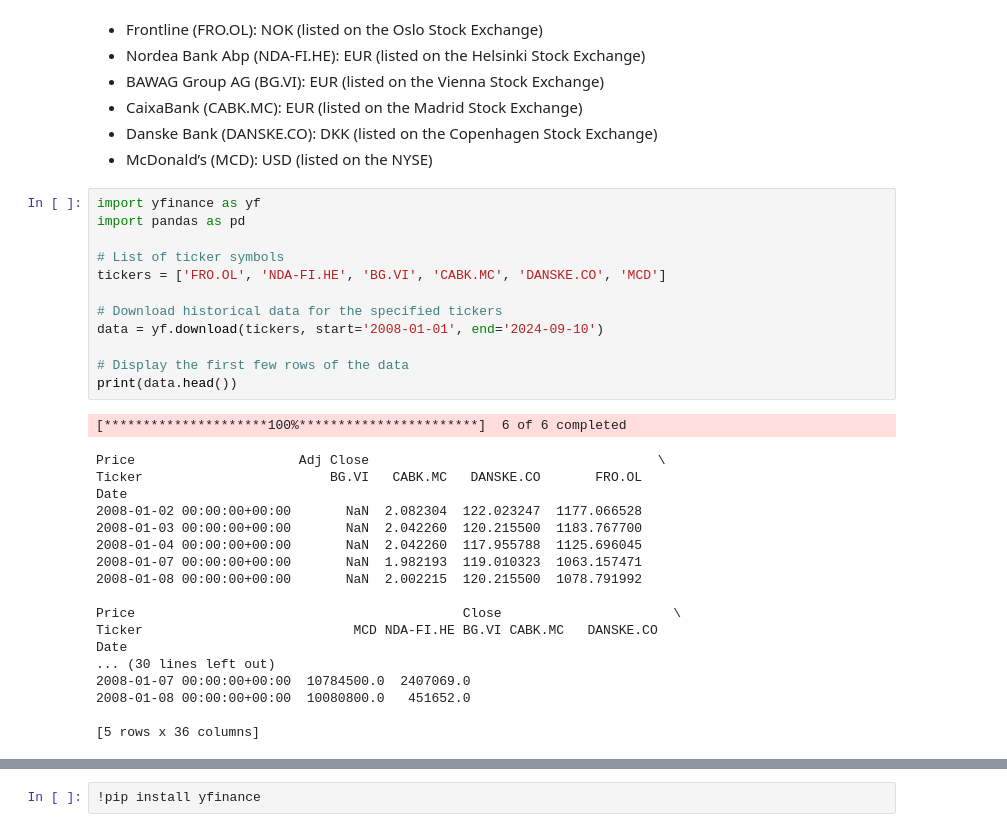
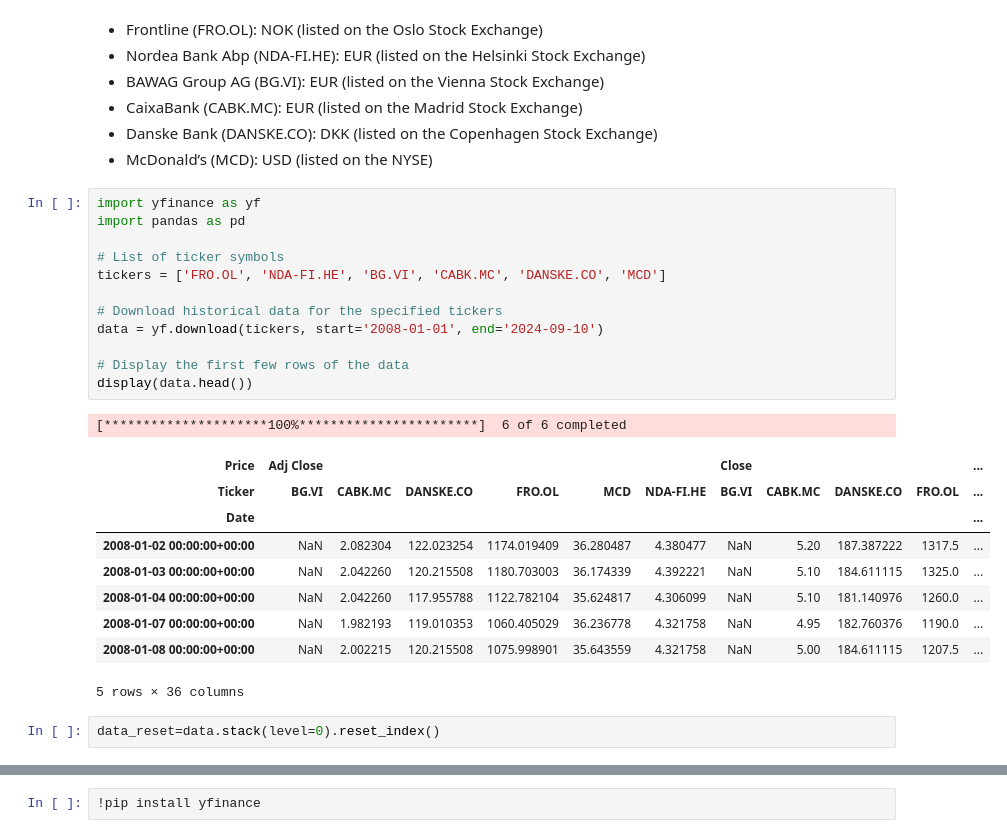
Before and after one commit to plexion/ModernPortfolioTheory, a Jupyter notebook: ModernPortfolioTheory copy.ipynb, the cells around one changed output, grey strips where cells are left out. Drawn from its saved outputs; the diff is of its cells as text.

```diff
--- a/ModernPortfolioTheory copy.ipynb
+++ b/ModernPortfolioTheory copy.ipynb
@@ -98,31 +98,25 @@ print(df)
 # %%
 import yfinance as yf
 import pandas as pd
 
 # List of ticker symbols
 tickers = ['FRO.OL', 'NDA-FI.HE', 'BG.VI', 'CABK.MC', 'DANSKE.CO', 'MCD']
 
 # Download historical data for the specified tickers
 data = yf.download(tickers, start='2008-01-01', end='2024-09-10')
 
 # Display the first few rows of the data
-print(data.head())
+display(data.head())
 # %% [output]
 [*********************100%***********************]  6 of 6 completed
+| Price | Adj Close |  |  |  |  |  | Close |  |  |  | ... |
+| Ticker | BG.VI | CABK.MC | DANSKE.CO | FRO.OL | MCD | NDA-FI.HE | BG.VI | CABK.MC | DANSKE.CO | FRO.OL | ... |
+| Date |  |  |  |  |  |  |  |  |  |  | ... |
+| 2008-01-02 00:00:00+00:00 | NaN | 2.082304 | 122.023254 | 1174.019409 | 36.280487 | 4.380477 | NaN | 5.20 | 187.387222 | 1317.5 | ... |
+| 2008-01-03 00:00:00+00:00 | NaN | 2.042260 | 120.215508 | 1180.703003 | 36.174339 | 4.392221 | NaN | 5.10 | 184.611115 | 1325.0 | ... |
+| 2008-01-04 00:00:00+00:00 | NaN | 2.042260 | 117.955788 | 1122.782104 | 35.624817 | 4.306099 | NaN | 5.10 | 181.140976 | 1260.0 | ... |
+| 2008-01-07 00:00:00+00:00 | NaN | 1.982193 | 119.010353 | 1060.405029 | 36.236778 | 4.321758 | NaN | 4.95 | 182.760376 | 1190.0 | ... |
+| 2008-01-08 00:00:00+00:00 | NaN | 2.002215 | 120.215508 | 1075.998901 | 35.643559 | 4.321758 | NaN | 5.00 | 184.611115 | 1207.5 | ... |
-Price                     Adj Close                                     \
-Ticker                        BG.VI   CABK.MC   DANSKE.CO       FRO.OL
-Date
-2008-01-02 00:00:00+00:00       NaN  2.082304  122.023247  1177.066528
-2008-01-03 00:00:00+00:00       NaN  2.042260  120.215500  1183.767700
-2008-01-04 00:00:00+00:00       NaN  2.042260  117.955788  1125.696045
-2008-01-07 00:00:00+00:00       NaN  1.982193  119.010323  1063.157471
-2008-01-08 00:00:00+00:00       NaN  2.002215  120.215500  1078.791992
-
-Price                                          Close                      \
-Ticker                           MCD NDA-FI.HE BG.VI CABK.MC   DANSKE.CO
-Date
-... (30 lines left out)
-2008-01-07 00:00:00+00:00  10784500.0  2407069.0
-2008-01-08 00:00:00+00:00  10080800.0   451652.0
-
-[5 rows x 36 columns]
+5 rows × 36 columns
+# %%
+data_reset=data.stack(level=0).reset_index()
```
Also changed, not shown: parts of 5 cells of this notebook.
